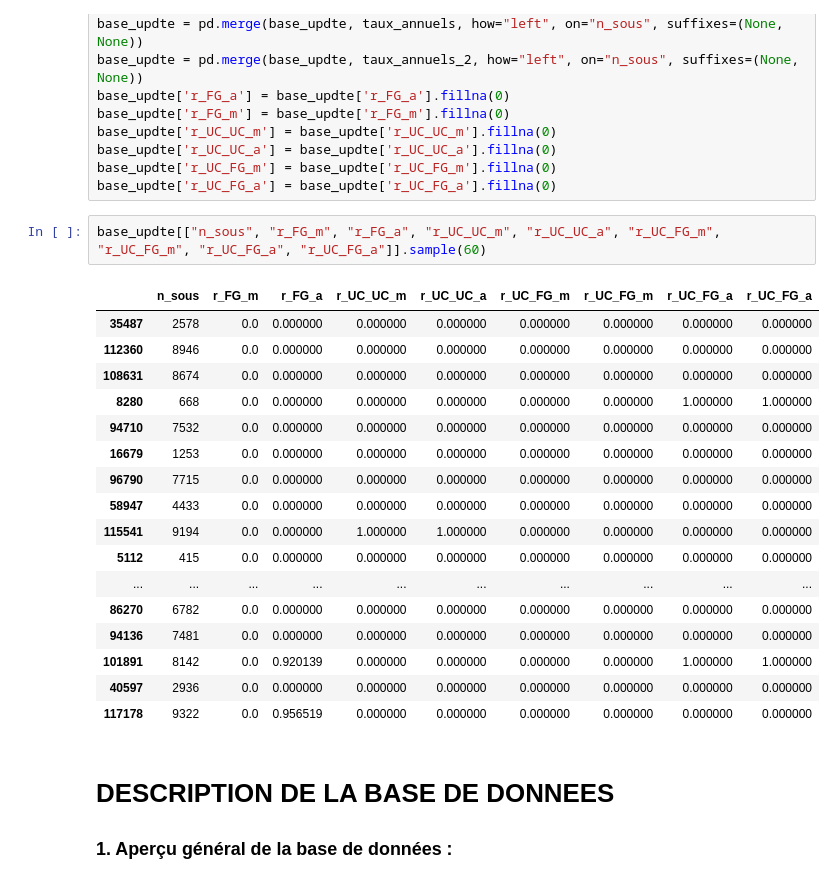
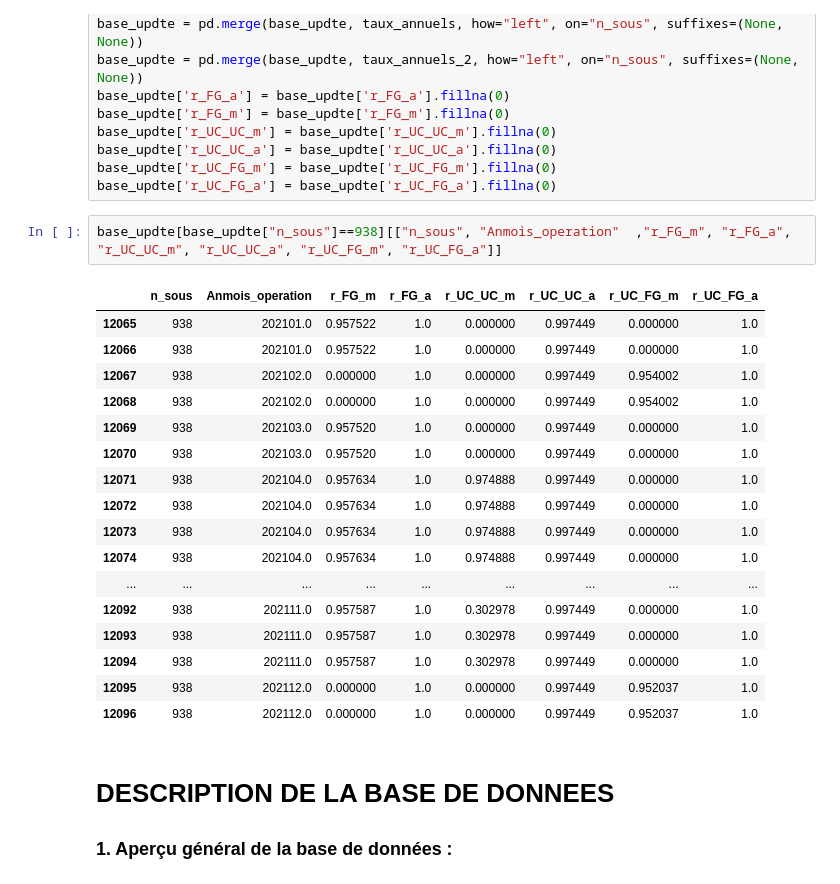
Before and after one commit to afonkou01/Arbitrage_Vie_BNP_Cardif, a Jupyter notebook: Avancement notebook - BNP Cardif_26_01_2024.ipynb, the cells around one changed output. Drawn from its saved outputs; the diff is of its cells as text.

```diff
--- a/Avancement notebook - BNP Cardif_26_01_2024.ipynb
+++ b/Avancement notebook - BNP Cardif_26_01_2024.ipynb
@@ -286,25 +284,25 @@ base_updte['r_UC_UC_a'] = base_updte['r_UC_UC_a'].fillna(0)
 base_updte['r_UC_FG_m'] = base_updte['r_UC_FG_m'].fillna(0)
 base_updte['r_UC_FG_a'] = base_updte['r_UC_FG_a'].fillna(0)
 # %%
-base_updte[["n_sous", "r_FG_m", "r_FG_a", "r_UC_UC_m", "r_UC_UC_a", "r_UC_FG_m", "r_UC_FG_m", "r_UC_FG_a", "r_UC_FG_a"]].sample(60)
+base_updte[base_updte["n_sous"]==938][["n_sous", "Anmois_operation"  ,"r_FG_m", "r_FG_a", "r_UC_UC_m", "r_UC_UC_a", "r_UC_FG_m", "r_UC_FG_a"]]
 # %% [output]
-|  | n_sous | r_FG_m | r_FG_a | r_UC_UC_m | r_UC_UC_a | r_UC_FG_m | r_UC_FG_m | r_UC_FG_a | r_UC_FG_a |
-| 35487 | 2578 | 0.0 | 0.000000 | 0.000000 | 0.000000 | 0.000000 | 0.000000 | 0.000000 | 0.000000 |
-| 112360 | 8946 | 0.0 | 0.000000 | 0.000000 | 0.000000 | 0.000000 | 0.000000 | 0.000000 | 0.000000 |
-| 108631 | 8674 | 0.0 | 0.000000 | 0.000000 | 0.000000 | 0.000000 | 0.000000 | 0.000000 | 0.000000 |
-| 8280 | 668 | 0.0 | 0.000000 | 0.000000 | 0.000000 | 0.000000 | 0.000000 | 1.000000 | 1.000000 |
-| 94710 | 7532 | 0.0 | 0.000000 | 0.000000 | 0.000000 | 0.000000 | 0.000000 | 0.000000 | 0.000000 |
-| 16679 | 1253 | 0.0 | 0.000000 | 0.000000 | 0.000000 | 0.000000 | 0.000000 | 0.000000 | 0.000000 |
-| 96790 | 7715 | 0.0 | 0.000000 | 0.000000 | 0.000000 | 0.000000 | 0.000000 | 0.000000 | 0.000000 |
-| 58947 | 4433 | 0.0 | 0.000000 | 0.000000 | 0.000000 | 0.000000 | 0.000000 | 0.000000 | 0.000000 |
-| 115541 | 9194 | 0.0 | 0.000000 | 1.000000 | 1.000000 | 0.000000 | 0.000000 | 0.000000 | 0.000000 |
-| 5112 | 415 | 0.0 | 0.000000 | 0.000000 | 0.000000 | 0.000000 | 0.000000 | 0.000000 | 0.000000 |
-| ... | ... | ... | ... | ... | ... | ... | ... | ... | ... |
-| 86270 | 6782 | 0.0 | 0.000000 | 0.000000 | 0.000000 | 0.000000 | 0.000000 | 0.000000 | 0.000000 |
-| 94136 | 7481 | 0.0 | 0.000000 | 0.000000 | 0.000000 | 0.000000 | 0.000000 | 0.000000 | 0.000000 |
-| 101891 | 8142 | 0.0 | 0.920139 | 0.000000 | 0.000000 | 0.000000 | 0.000000 | 1.000000 | 1.000000 |
-| 40597 | 2936 | 0.0 | 0.000000 | 0.000000 | 0.000000 | 0.000000 | 0.000000 | 0.000000 | 0.000000 |
-| 117178 | 9322 | 0.0 | 0.956519 | 0.000000 | 0.000000 | 0.000000 | 0.000000 | 0.000000 | 0.000000 |
+|  | n_sous | Anmois_operation | r_FG_m | r_FG_a | r_UC_UC_m | r_UC_UC_a | r_UC_FG_m | r_UC_FG_a |
+| 12065 | 938 | 202101.0 | 0.957522 | 1.0 | 0.000000 | 0.997449 | 0.000000 | 1.0 |
+| 12066 | 938 | 202101.0 | 0.957522 | 1.0 | 0.000000 | 0.997449 | 0.000000 | 1.0 |
+| 12067 | 938 | 202102.0 | 0.000000 | 1.0 | 0.000000 | 0.997449 | 0.954002 | 1.0 |
+| 12068 | 938 | 202102.0 | 0.000000 | 1.0 | 0.000000 | 0.997449 | 0.954002 | 1.0 |
+| 12069 | 938 | 202103.0 | 0.957520 | 1.0 | 0.000000 | 0.997449 | 0.000000 | 1.0 |
+| 12070 | 938 | 202103.0 | 0.957520 | 1.0 | 0.000000 | 0.997449 | 0.000000 | 1.0 |
+| 12071 | 938 | 202104.0 | 0.957634 | 1.0 | 0.974888 | 0.997449 | 0.000000 | 1.0 |
+| 12072 | 938 | 202104.0 | 0.957634 | 1.0 | 0.974888 | 0.997449 | 0.000000 | 1.0 |
+| 12073 | 938 | 202104.0 | 0.957634 | 1.0 | 0.974888 | 0.997449 | 0.000000 | 1.0 |
+| 12074 | 938 | 202104.0 | 0.957634 | 1.0 | 0.974888 | 0.997449 | 0.000000 | 1.0 |
+| ... | ... | ... | ... | ... | ... | ... | ... | ... |
+| 12092 | 938 | 202111.0 | 0.957587 | 1.0 | 0.302978 | 0.997449 | 0.000000 | 1.0 |
+| 12093 | 938 | 202111.0 | 0.957587 | 1.0 | 0.302978 | 0.997449 | 0.000000 | 1.0 |
+| 12094 | 938 | 202111.0 | 0.957587 | 1.0 | 0.302978 | 0.997449 | 0.000000 | 1.0 |
+| 12095 | 938 | 202112.0 | 0.000000 | 1.0 | 0.000000 | 0.997449 | 0.952037 | 1.0 |
+| 12096 | 938 | 202112.0 | 0.000000 | 1.0 | 0.000000 | 0.997449 | 0.952037 | 1.0 |
 # %% [markdown]
 # DESCRIPTION DE LA BASE DE DONNEES
 
```
Also changed, not shown: parts of 3 cells of this notebook.
